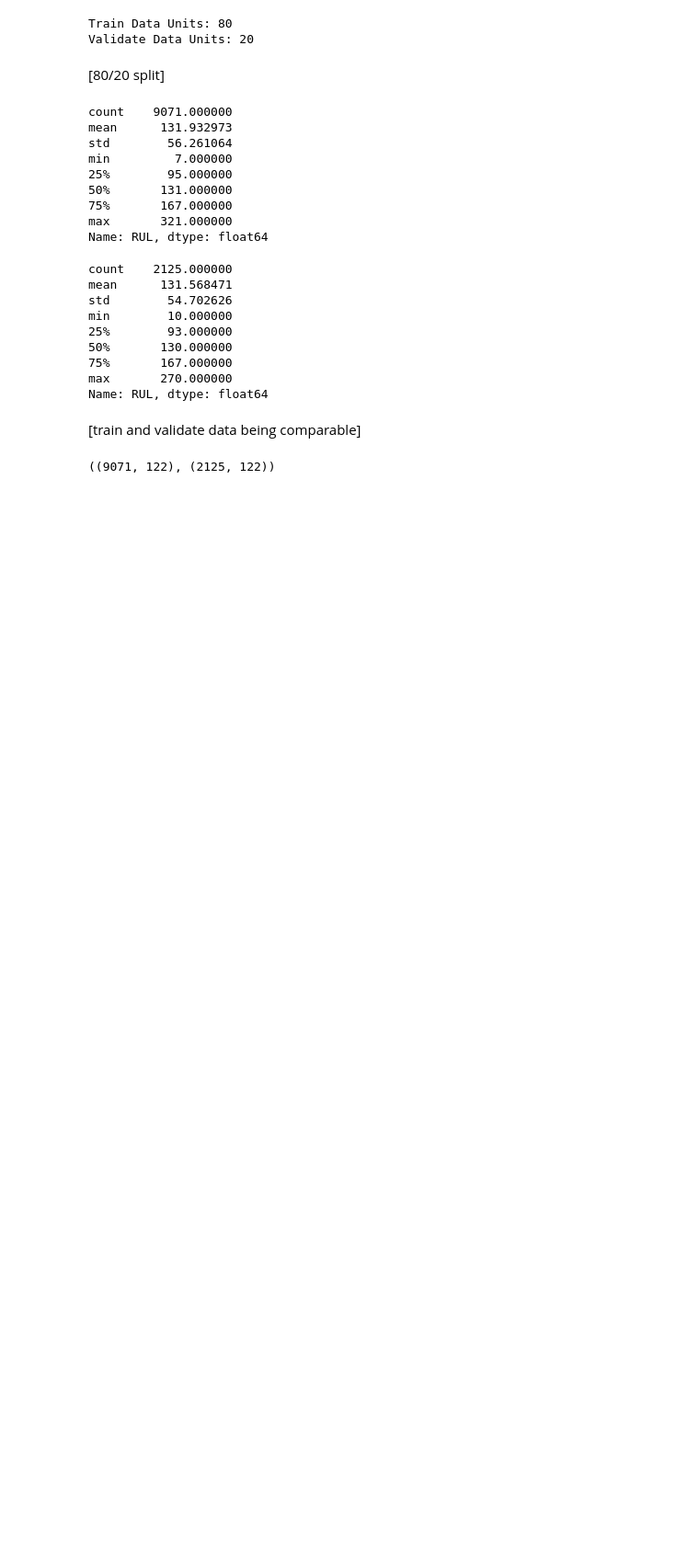
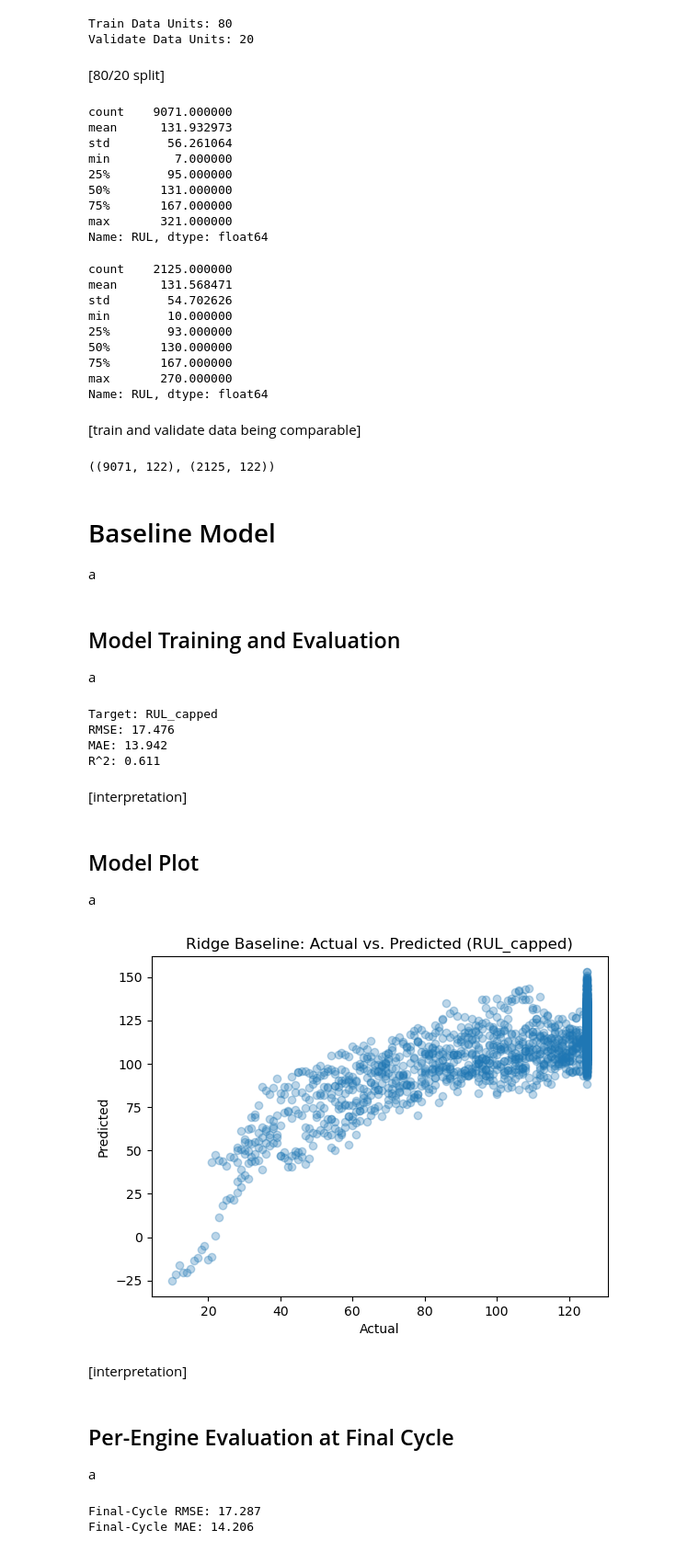
Before and after one commit to jonathanskuy/aircraft-predictive-maintenance, a Jupyter notebook: notebooks/aircraft-predictive-maintenance.ipynb, the cells around one changed output. Shown at 92% size. Drawn from its saved outputs; the diff is of its cells as text; code cells hidden in the pictures; blank space fills up the shorter version.

```diff
--- a/notebooks/aircraft-predictive-maintenance.ipynb
+++ b/notebooks/aircraft-predictive-maintenance.ipynb
@@ -772,3 +775,66 @@ y_val = df_val[TARGET]
 X_train.shape, X_val.shape
 # %% [output]
 ((9071, 122), (2125, 122))
+# %% [markdown]
+# Baseline Model
+a
+# %% [markdown]
+## Model Training and Evaluation
+a
+# %%
+# Training and evaluating the baseline model
+
+ridge = Ridge(alpha=1.0, random_state=42)
+ridge.fit(X_train, y_train)
+
+pred_val = ridge.predict(X_val)
+
+rmse = np.sqrt(mean_squared_error(y_val, pred_val))
+mae = mean_absolute_error(y_val, pred_val)
+r2 = r2_score(y_val, pred_val)
+
+print(f'Target: {TARGET}')
+print(f'RMSE: {rmse:.3f}')
+print(f'MAE: {mae:.3f}')
+print(f'R^2: {r2:.3f}')
+# %% [output]
+Target: RUL_capped
+RMSE: 17.476
+MAE: 13.942
+R^2: 0.611
+# %% [markdown]
+[interpretation]
+# %% [markdown]
+## Model Plot
+a
+# %%
+# Plotting actual vs. predicted capped RUL
+
+plt.scatter(y_val, pred_val, alpha=0.3)
+plt.xlabel('Actual')
+plt.ylabel('Predicted')
+plt.title(f'Ridge Baseline: Actual vs. Predicted ({TARGET})')
+plt.show()
+# %% [output]
+[figure, added]
+# %% [markdown]
+[interpretation]
+# %% [markdown]
+## Per-Engine Evaluation at Final Cycle
+a
+# %%
+# Evaluating per-engine at the final cycle
+
+df_val_eval = df_val.copy()
+df_val_eval['pred'] = pred_val
+
+last_rows = df_val_eval.loc[df_val_eval.groupby('unit')['cycle'].idxmax()]
+
+rmse_last = np.sqrt(mean_squared_error(last_rows[TARGET], last_rows['pred']))
+mae_last = mean_absolute_error(last_rows[TARGET], last_rows['pred'])
+
+print(f'Final-Cycle RMSE: {rmse_last:.3f}')
+print(f'Final-Cycle MAE: {mae_last:.3f}')
+# %% [output]
+Final-Cycle RMSE: 17.287
+Final-Cycle MAE: 14.206
```
Also changed, not shown: parts of 15 cells of this notebook, 1 other file.
